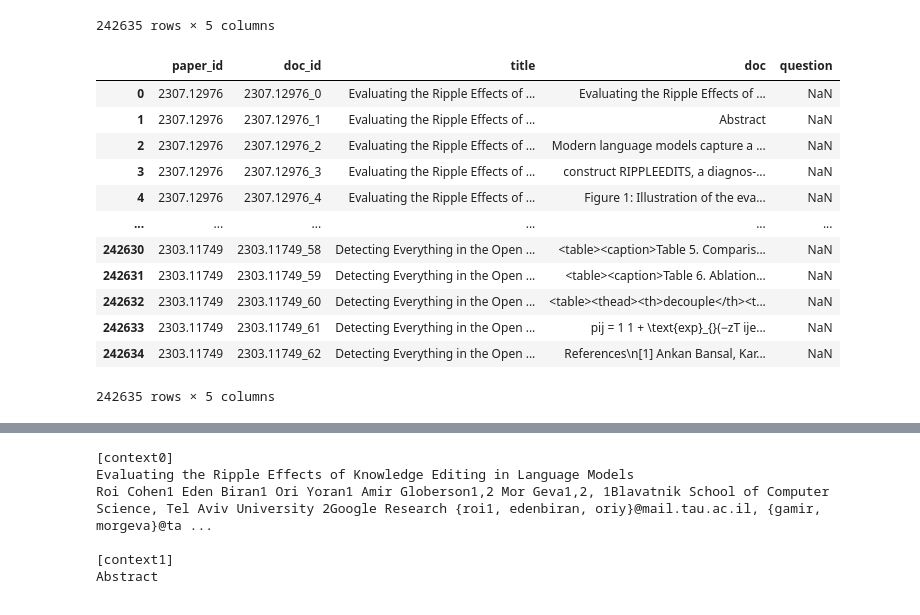
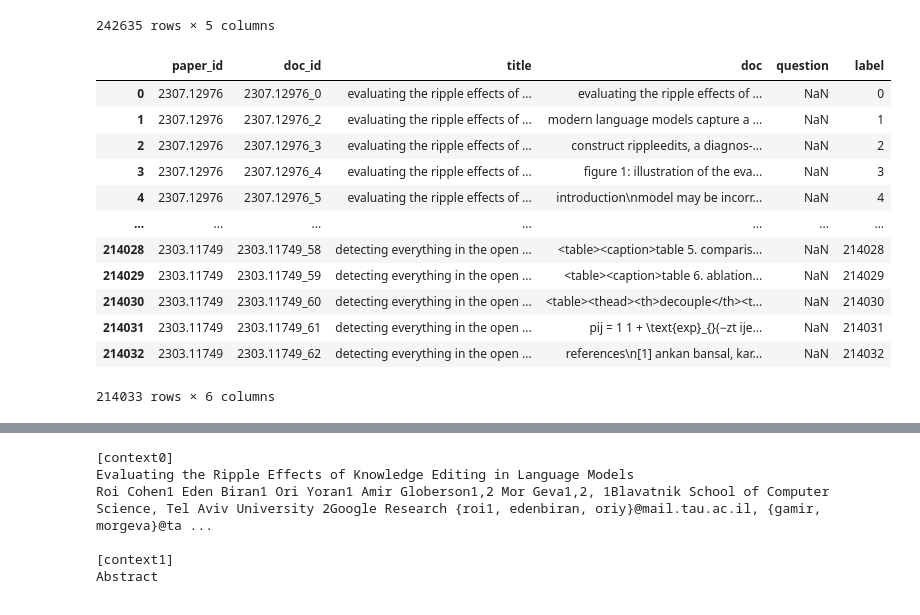
Before and after one commit to qcqced123/arxiv_qa, a Jupyter notebook: test.ipynb, the cells around one changed output, grey strips where cells are left out. Drawn from its saved outputs; the diff is of its cells as text; code cells hidden in the pictures.

Commit message:
complete question generate pipeline

```diff
--- a/test.ipynb
+++ b/test.ipynb
@@ -75,27 +116,27 @@ df.to_csv(output_path, index=False)
 # %%
 """ load dataset for testing make prompt to generate question-document pairs dataset """
 import os
 import numpy as np
 import pandas as pd
 import google.generativeai as genai
 
 from tqdm.auto import tqdm
 from generate_question.generate_question import google_gemini_api
 
 
-df = pd.read_csv('dataset_class/datafolder/arxiv_qa/total/total_paper_chunk.csv')
+df = pd.read_csv('dataset_class/datafolder/arxiv_qa/total/metric_learning_total_paper_chunk.csv')
 df
 # %% [output]
-|  | paper_id | doc_id | title | doc | question |
-| 0 | 2307.12976 | 2307.12976_0 | Evaluating the Ripple Effects of ... | Evaluating the Ripple Effects of ... | NaN |
-| 1 | 2307.12976 | 2307.12976_1 | Evaluating the Ripple Effects of ... | Abstract | NaN |
-| 2 | 2307.12976 | 2307.12976_2 | Evaluating the Ripple Effects of ... | Modern language models capture a ... | NaN |
-| 3 | 2307.12976 | 2307.12976_3 | Evaluating the Ripple Effects of ... | construct RIPPLEEDITS, a diagnos-... | NaN |
-| 4 | 2307.12976 | 2307.12976_4 | Evaluating the Ripple Effects of ... | Figure 1: Illustration of the eva... | NaN |
-| ... | ... | ... | ... | ... | ... |
-| 242630 | 2303.11749 | 2303.11749_58 | Detecting Everything in the Open ... | <table><caption>Table 5. Comparis... | NaN |
-| 242631 | 2303.11749 | 2303.11749_59 | Detecting Everything in the Open ... | <table><caption>Table 6. Ablation... | NaN |
-| 242632 | 2303.11749 | 2303.11749_60 | Detecting Everything in the Open ... | <table><thead><th>decouple</th><t... | NaN |
-| 242633 | 2303.11749 | 2303.11749_61 | Detecting Everything in the Open ... | pij = 1 1 + \text{exp}_{}(−zT ije... | NaN |
-| 242634 | 2303.11749 | 2303.11749_62 | Detecting Everything in the Open ... | References\n[1] Ankan Bansal, Kar... | NaN |
+|  | paper_id | doc_id | title | doc | question | label |
+| 0 | 2307.12976 | 2307.12976_0 | evaluating the ripple effects of ... | evaluating the ripple effects of ... | NaN | 0 |
+| 1 | 2307.12976 | 2307.12976_2 | evaluating the ripple effects of ... | modern language models capture a ... | NaN | 1 |
+| 2 | 2307.12976 | 2307.12976_3 | evaluating the ripple effects of ... | construct rippleedits, a diagnos-... | NaN | 2 |
+| 3 | 2307.12976 | 2307.12976_4 | evaluating the ripple effects of ... | figure 1: illustration of the eva... | NaN | 3 |
+| 4 | 2307.12976 | 2307.12976_5 | evaluating the ripple effects of ... | introduction\nmodel may be incorr... | NaN | 4 |
+| ... | ... | ... | ... | ... | ... | ... |
+| 214028 | 2303.11749 | 2303.11749_58 | detecting everything in the open ... | <table><caption>table 5. comparis... | NaN | 214028 |
+| 214029 | 2303.11749 | 2303.11749_59 | detecting everything in the open ... | <table><caption>table 6. ablation... | NaN | 214029 |
+| 214030 | 2303.11749 | 2303.11749_60 | detecting everything in the open ... | <table><thead><th>decouple</th><t... | NaN | 214030 |
+| 214031 | 2303.11749 | 2303.11749_61 | detecting everything in the open ... | pij = 1 1 + \text{exp}_{}(−zt ije... | NaN | 214031 |
+| 214032 | 2303.11749 | 2303.11749_62 | detecting everything in the open ... | references\n[1] ankan bansal, kar... | NaN | 214032 |
-242635 rows × 5 columns
+214033 rows × 6 columns
```
Also changed, not shown: parts of 7 cells of this notebook, 11 other files.
